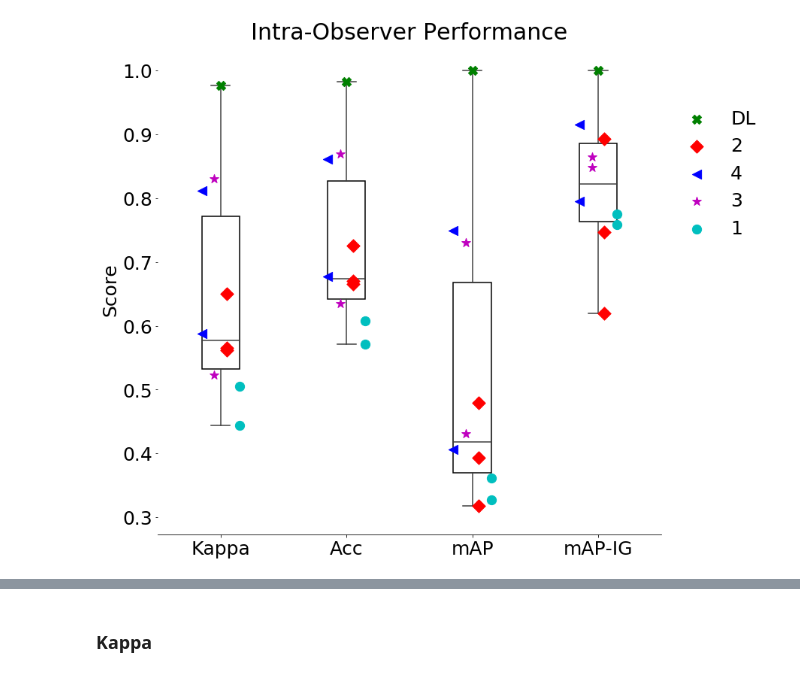
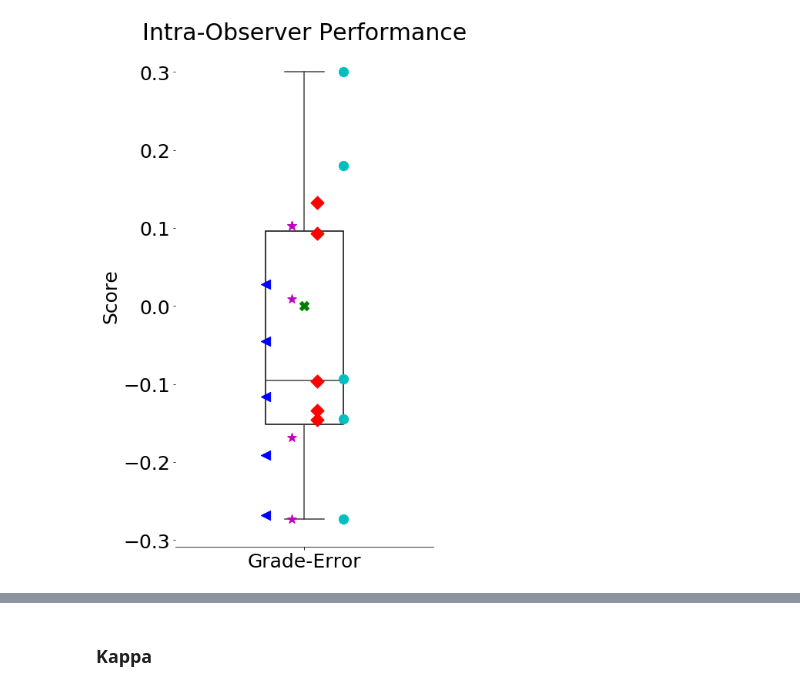
Before and after one commit to ChristianMarzahl/EIPH_WSI, a Jupyter notebook: LabelExperiments/EIPH_Statistics_Contributors.ipynb, the cells around one changed output, grey strips where cells are left out. Saved outputs shown, nothing was run; the diff lists cells and outputs as text; code cells hidden in the pictures.

```diff
--- a/LabelExperiments/EIPH_Statistics_Contributors.ipynb
+++ b/LabelExperiments/EIPH_Statistics_Contributors.ipynb
@@ -112,0 +164,3 @@ image_statistics['num_cells'].sum()
+# %%
+for i in range(1,5):
+    print("Num contributors: {0} per skill level: {1}".format(len(set(image_statistics[image_statistics['Skill'] == i]['Initials'])), i))
@@ -142,5 +201,5 @@ sns.despine(left=True)
 # %%
-time_statistics = image_statistics[image_statistics['Type'] == ProjectType.Supervision]
+time_statistics = image_statistics[image_statistics['Type'] == ProjectType.CrowdAlgorithm]
 
 
 f, ax = plt.subplots(figsize=(12, 12))
@@ -171,5 +230,5 @@ sns.despine(left=True)
 # %%
-time_statistics = image_statistics[image_statistics['Type'] == ProjectType.Supervision]
+time_statistics = image_statistics[image_statistics['Type'] == ProjectType.CrowdAlgorithm]
 
 
 f, ax = plt.subplots(figsize=(12, 12))
@@ -214,0 +259,7 @@ statistics_intra_observer
+# %%
+statistics_intra_observer = statistics.calc_statistics_intra_observer()
+
+dl_statistics_intra_observer = statistics_intra_observer[statistics_intra_observer['Initials'] == "DL"]
+statistics_intra_observer = statistics_intra_observer[statistics_intra_observer['Initials'] != "DL"]
+
+statistics_intra_observer
@@ -224,39 +346,38 @@ Grade-Error: Min: -0.27310703185703145 Max: 0.3002140732074945  Mean: -0.0006181
 # %%
-f, ax = plt.subplots(figsize=(12, 12))
+from collections import OrderedDict
 
-temp_data = pd.melt(statistics_intra_observer[['Kappa', 'Acc', 'mAP', 'mAP-IG']])
-ax = sns.boxplot(x="variable", y="value", data=temp_data, width=.3,  showfliers=False) #
+f, ax = plt.subplots(figsize=(6, 12))
+
+temp_data = pd.melt(statistics_intra_observer[['Grade-Error']])
+ax = sns.boxplot(x="variable", y="value", data=temp_data, width=.3,  showfliers=False, whis=[0, 100]) #
 #ax.set(ylim=(0.55, 1))
 
 
 for i,box in enumerate(ax.artists):
     box.set_edgecolor('black')
     box.set_facecolor('white')
 
 for index, row in enumerate(statistics_intra_observer.values.tolist()):
     name = row[1]
-    kappa = row[4]
-    mAP = row[5]
-    mAP_IG = row[6]
-    acc = row[7]
+    grade = row[3]
 
-    plt.scatter(x=0 + offset[name], y=kappa, marker=symbols[name], s=150, c=color[name], zorder=100)
-    plt.scatter(x=1 + offset[name], y=acc, marker=symbols[name], s=150, c=color[name], zorder=100)
+    plt.scatter(x=0 + offset[name], y=grade, marker=symbols[name], s=150, c=color[name], zorder=100)
 
-    plt.scatter(x=2 + offset[name], y=mAP, marker=symbols[name], label=name, s=150, c=color[name], zorder=100)
-    plt.scatter(x=3 + offset[name], y=mAP_IG, marker=symbols[name], s=150, c=color[name], zorder=100)
+for index, row in enumerate(dl_statistics_intra_observer.values.tolist()):
+    name = row[1]
+    grade = row[3]
 
-
+    plt.scatter(x=0 + offset[name], y=grade, marker=symbols[name], s=150, c=color[name], zorder=100)
 
 #ax.xaxis.grid(True)
 #ax.yaxis.grid(True)
 
 handles, labels = plt.gca().get_legend_handles_labels()
 by_label = OrderedDict(zip(labels, handles))
 
 ax.legend(by_label.values(), by_label.keys(), bbox_to_anchor=(1., 0.9), prop={'size': 25}, frameon=False)
 
 ax.set(ylabel="Score", xlabel="", title="Intra-Observer Performance")
 sns.despine(left=True)
 # %% [output]
-[figure, old version]
+[figure, new version]
```
Also changed, not shown: parts of 38 cells of this notebook, 6 other files.
